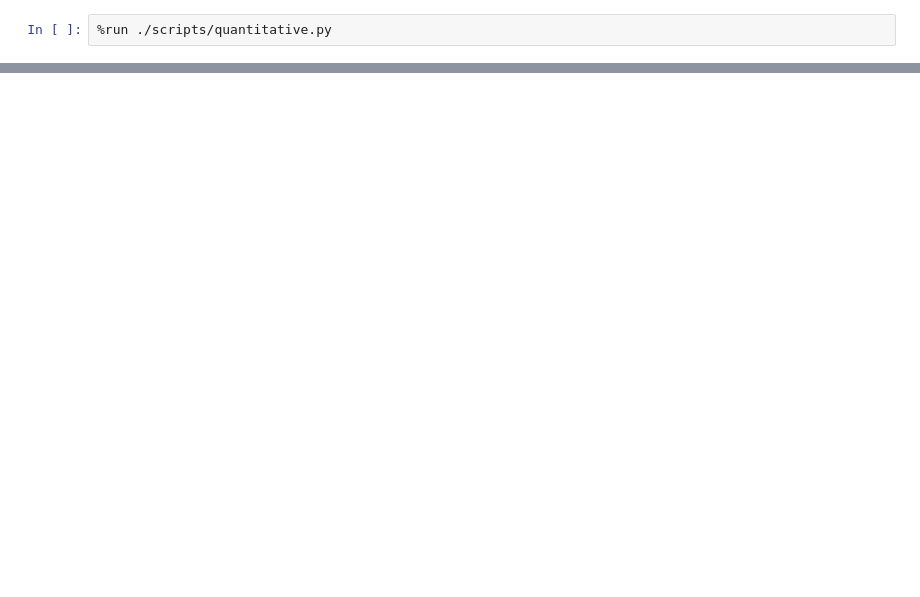
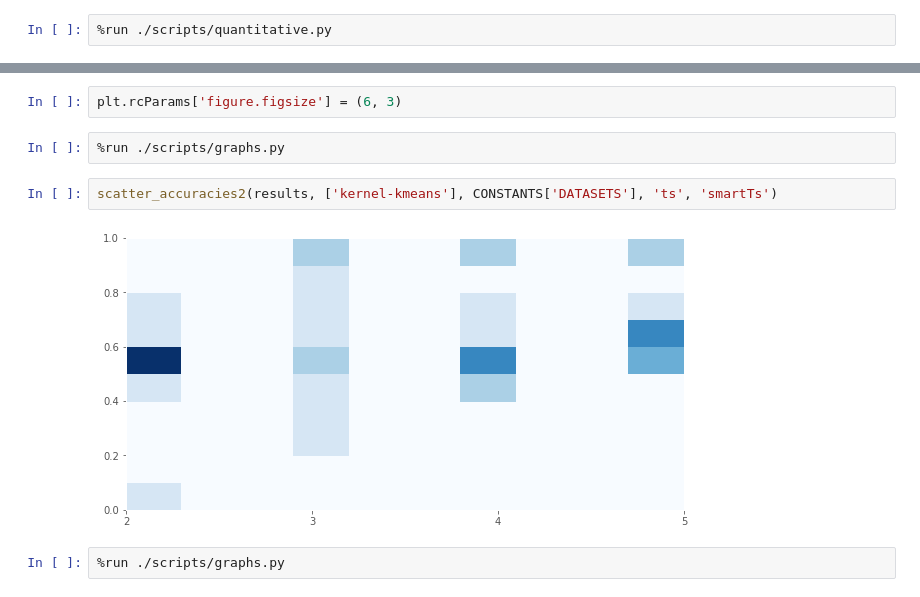
Before and after one commit to casadei/gsgp-gd, a Jupyter notebook: reports/meeting-4.ipynb, the cells around one changed output, grey strips where cells are left out. Cells and saved outputs as stored; diff of their text form; blank space fills up the shorter version.

```diff
--- a/reports/meeting-4.ipynb
+++ b/reports/meeting-4.ipynb
@@ -98,0 +65,10 @@ df
+# %%
+plt.rcParams['figure.figsize'] = (6, 3)
+# %%
+%run ./scripts/graphs.py
+# %%
+scatter_accuracies2(results, ['kernel-kmeans'], CONSTANTS['DATASETS'], 'ts', 'smartTs')
+# %% [output]
+[figure, added]
+# %%
+%run ./scripts/graphs.py
```
Also changed, not shown: parts of 18 cells of this notebook, 5 other files.
